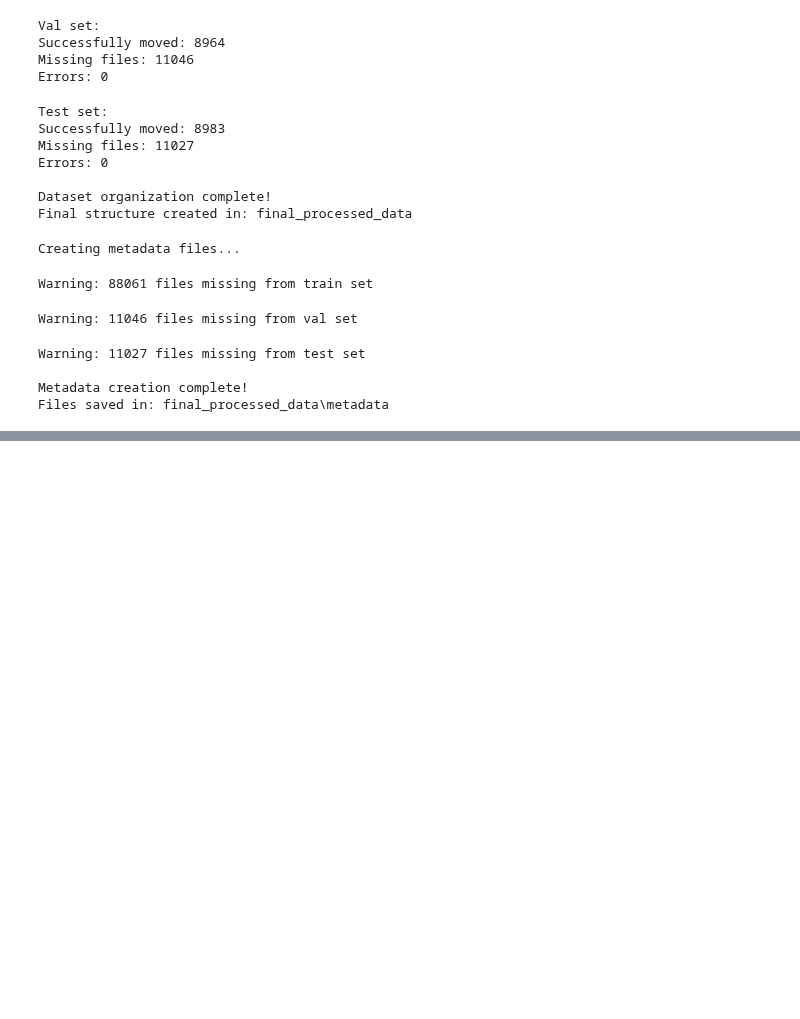
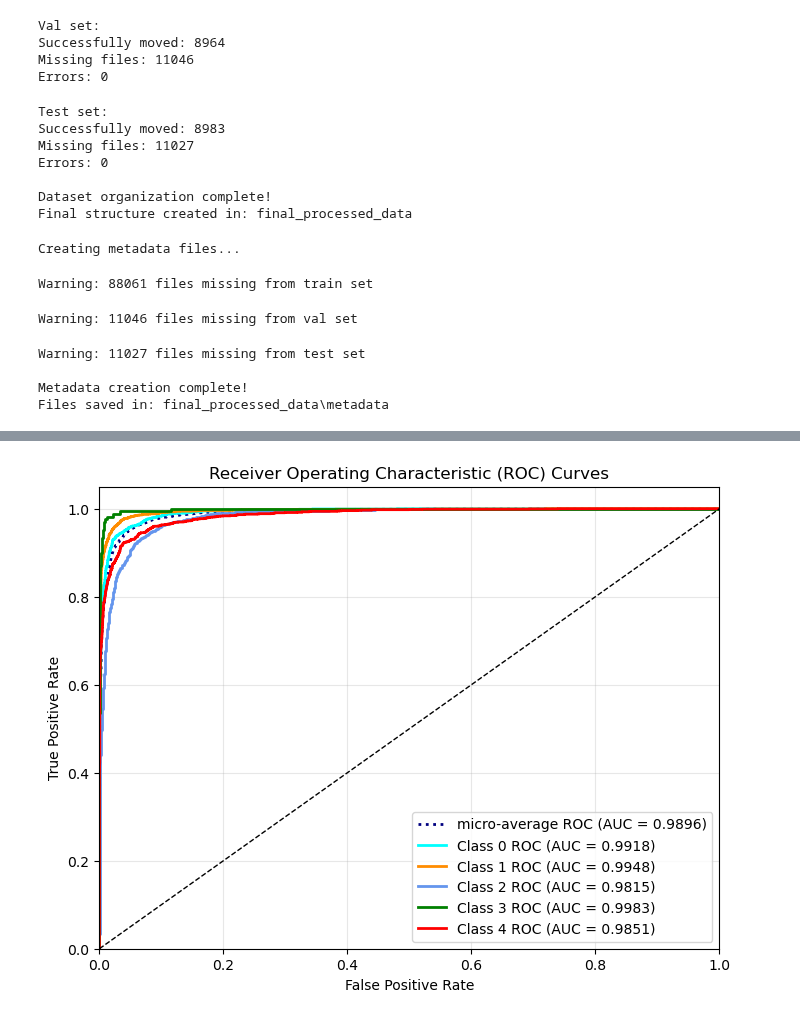
Before and after one commit to LCIT-AISC-T3-S25/Group3, a Jupyter notebook: AISC2008_CV Assignment 1.ipynb, the cells around one changed output, grey strips where cells are left out. Cells and saved outputs as stored; diff of their text form; code cells hidden in the pictures; blank space fills up the shorter version.

```diff
--- a/AISC2008_CV Assignment 1.ipynb
+++ b/AISC2008_CV Assignment 1.ipynb
@@ -711,0 +1127,55 @@ Files saved in: final_processed_data\metadata
+# %%
+from sklearn.metrics import roc_curve, auc
+import matplotlib.pyplot as plt
+
+# 1. Compute ROC curve and AUC for each class
+fpr = dict()
+tpr = dict()
+roc_auc = dict()
+
+for i in range(num_classes):
+    fpr[i], tpr[i], _ = roc_curve(one_hot_labels[:, i], all_probs[:, i])
+    roc_auc[i] = auc(fpr[i], tpr[i])
+
+# 2. Compute micro‐average ROC curve and AUC
+fpr["micro"], tpr["micro"], _ = roc_curve(one_hot_labels.ravel(), all_probs.ravel())
+roc_auc["micro"] = auc(fpr["micro"], tpr["micro"])
+
+# 3. Plot all ROC curves
+plt.figure(figsize=(8, 6))
+
+# Plot micro-average
+plt.plot(
+    fpr["micro"],
+    tpr["micro"],
+    label=f"micro-average ROC (AUC = {roc_auc['micro']:.4f})",
+    color="navy",
+    linestyle=":",
+    linewidth=2
+)
+
+# Plot each class's ROC
+colors = ["aqua", "darkorange", "cornflowerblue", "green", "red"]
+for i, color in zip(range(num_classes), colors):
+    plt.plot(
+        fpr[i],
+        tpr[i],
+        color=color,
+        lw=2,
+        label=f"Class {i} ROC (AUC = {roc_auc[i]:.4f})"
+    )
+
+# 4. Plot diagonal line for reference
+plt.plot([0, 1], [0, 1], "k--", lw=1)
+
+# 5. Format the plot
+plt.xlim([0.0, 1.0])
+plt.ylim([0.0, 1.05])
+plt.xlabel("False Positive Rate")
+plt.ylabel("True Positive Rate")
+plt.title("Receiver Operating Characteristic (ROC) Curves")
+plt.legend(loc="lower right")
+plt.grid(alpha=0.3)
+plt.show()
+# %% [output]
+[figure, added]
```
Also changed, not shown: parts of 19 cells of this notebook.
